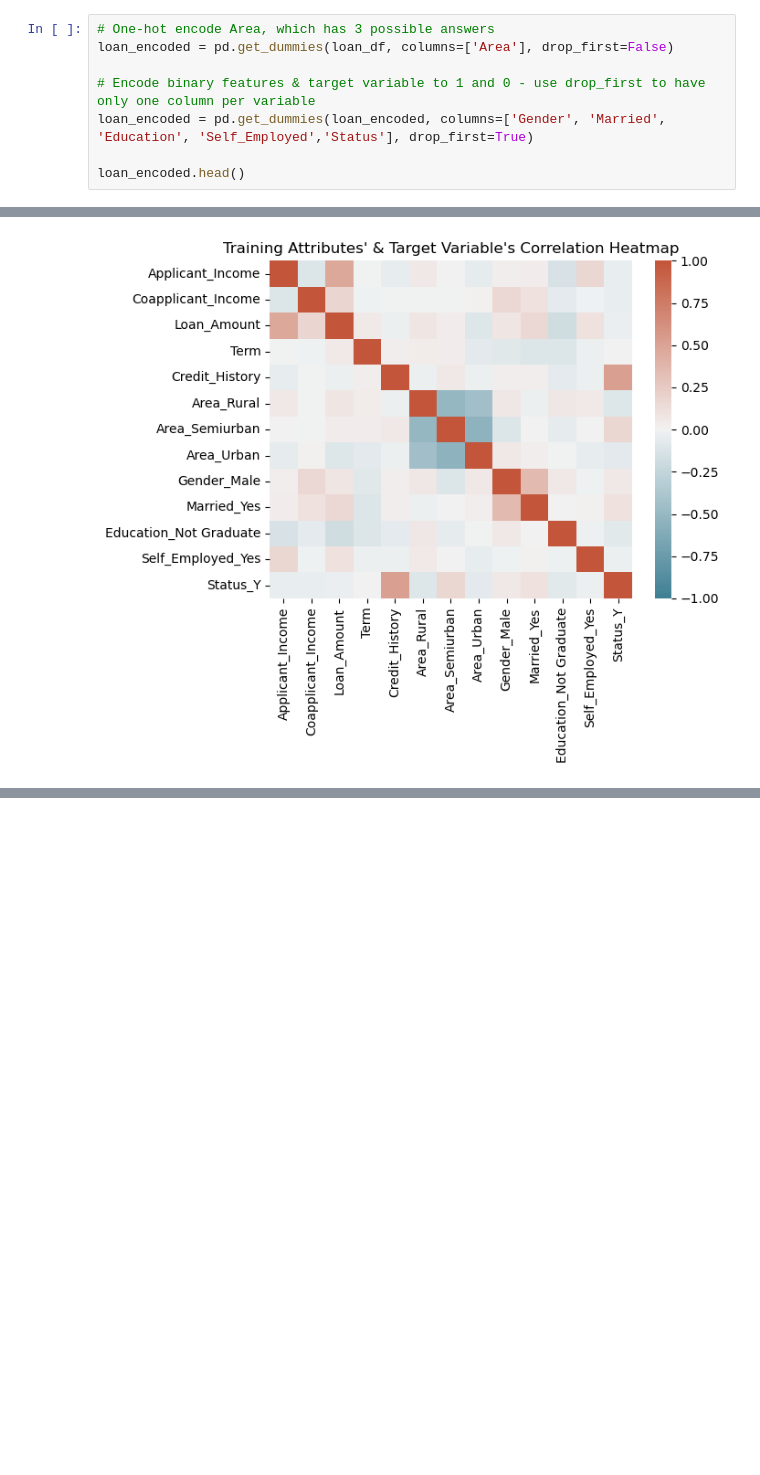
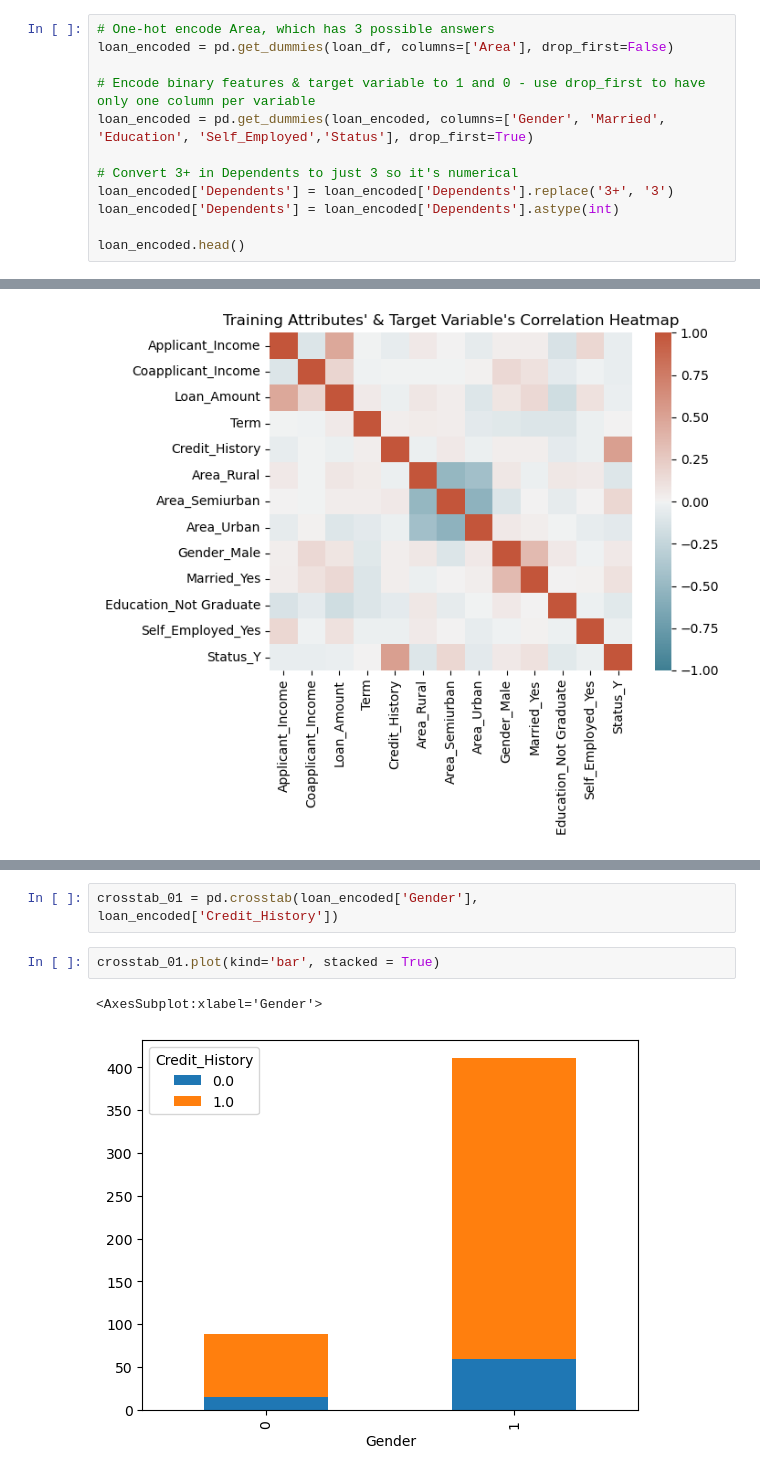
Before and after one commit to shailja-somani-0/ADS-502-loan-approval-pred, a Jupyter notebook: Loan_Pred_Proj.ipynb, the cells around one changed output, grey strips where cells are left out. Saved outputs shown, nothing was run; the diff lists cells and outputs as text; blank space fills up the shorter version.

Commit message:
Update loan_pred_proj file

```diff
--- a/Loan_Pred_Proj.ipynb
+++ b/Loan_Pred_Proj.ipynb
@@ -62,6 +62,10 @@ loan_encoded = pd.get_dummies(loan_df, columns=['Area'], drop_first=False)
 # Encode binary features & target variable to 1 and 0 - use drop_first to have only one column per variable
 loan_encoded = pd.get_dummies(loan_encoded, columns=['Gender', 'Married', 'Education', 'Self_Employed','Status'], drop_first=True)
 
+# Convert 3+ in Dependents to just 3 so it's numerical
+loan_encoded['Dependents'] = loan_encoded['Dependents'].replace('3+', '3')
+loan_encoded['Dependents'] = loan_encoded['Dependents'].astype(int)
+
 loan_encoded.head()
 # %% [output]
 |  | Dependents | Applicant_Income | Coapplicant_Income | Loan_Amount | Term | Credit_History | Area_Rural | ... |
@@ -102,0 +124,7 @@ plt.show()
+# %%
+crosstab_01 = pd.crosstab(loan_encoded['Gender'], loan_encoded['Credit_History'])
+# %%
+crosstab_01.plot(kind='bar', stacked = True)
+# %% [output]
+<AxesSubplot:xlabel='Gender'>
+[figure, added]
```
Also changed, not shown: parts of 49 cells of this notebook.
